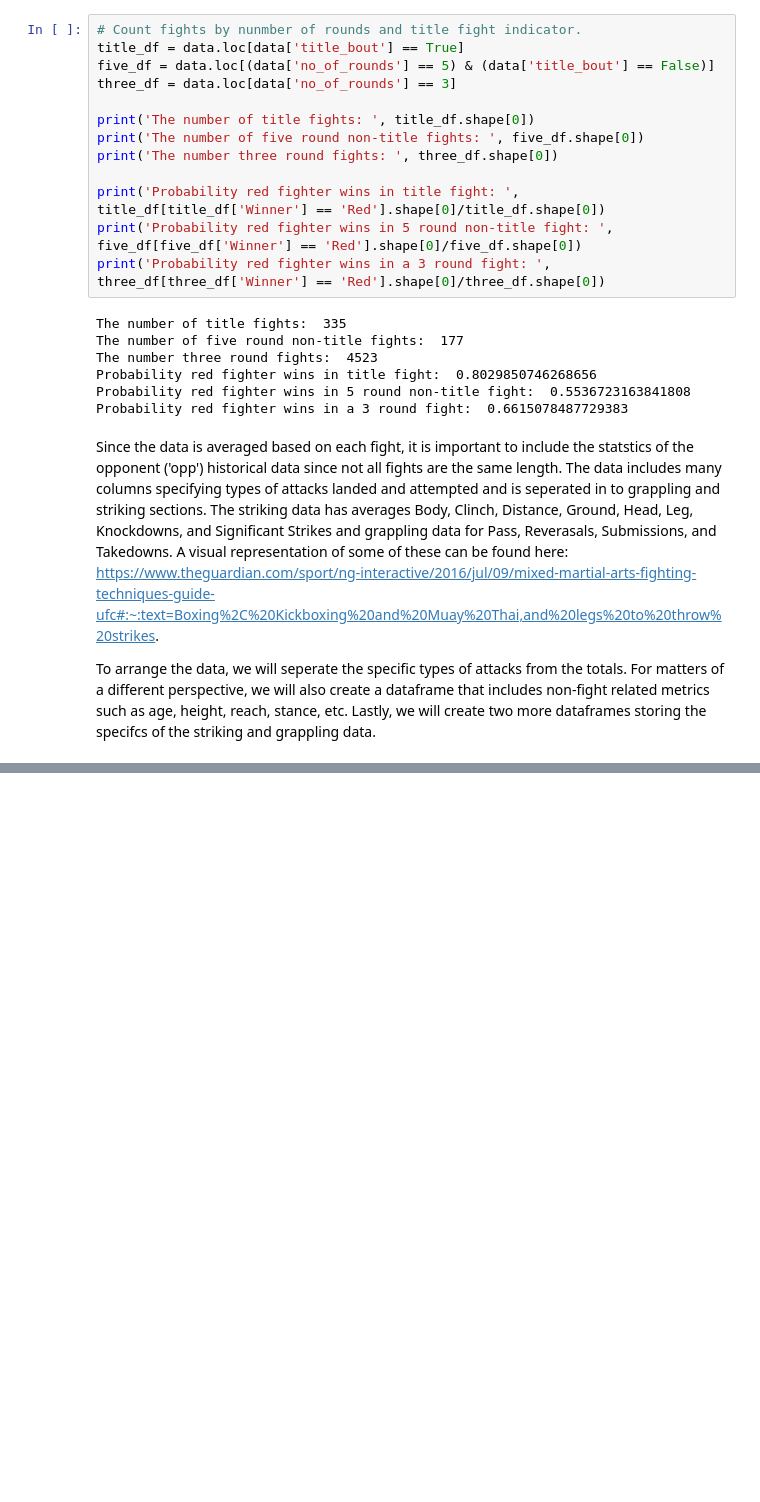
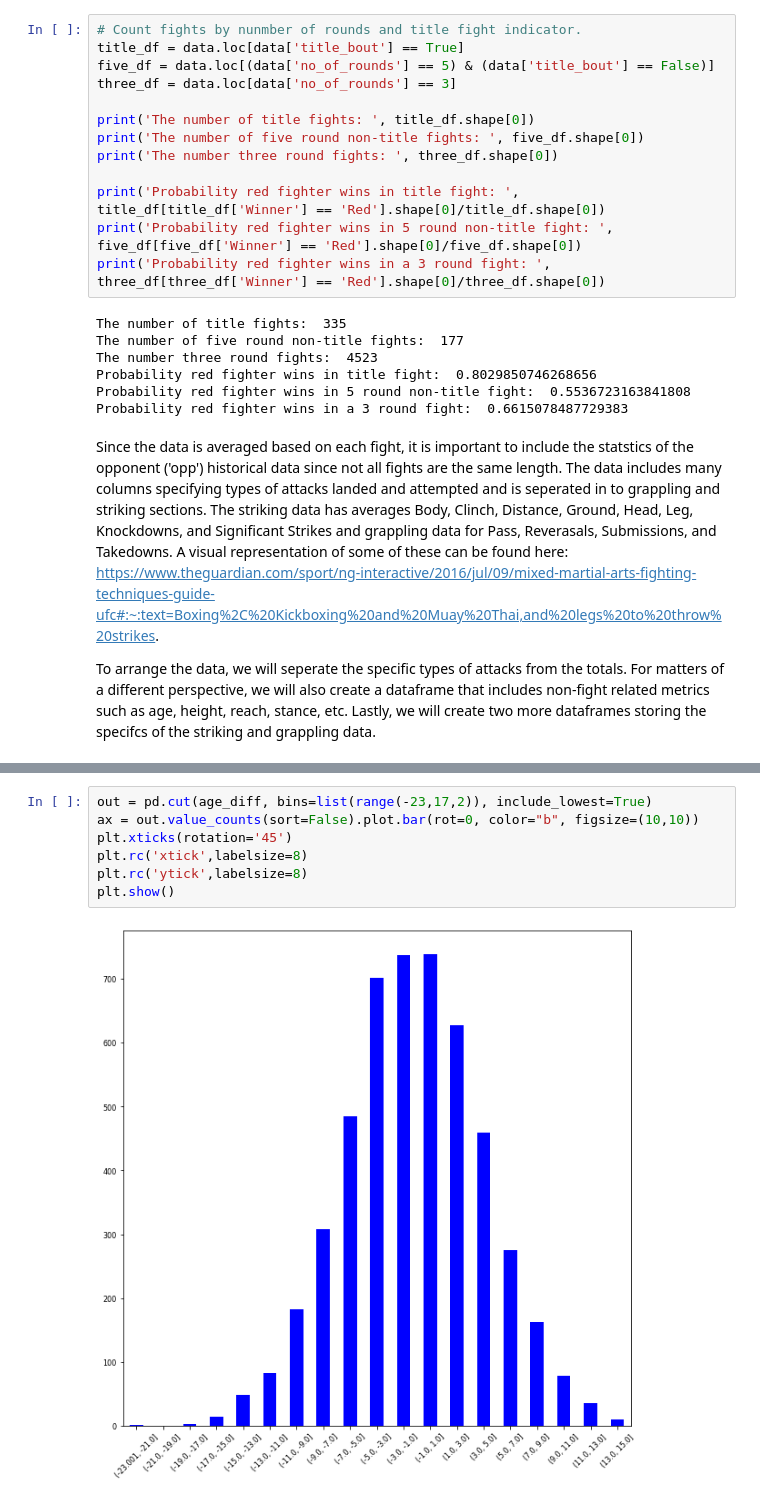
Before and after one commit to skonkalmatt/320_final_tutorial, a Jupyter notebook: fp.ipynb, the cells around one changed output, grey strips where cells are left out. Drawn from its saved outputs; the diff is of its cells as text; blank space fills up the shorter version.

```diff
--- a/fp.ipynb
+++ b/fp.ipynb
@@ -111,0 +222,9 @@ EDA
+# %%
+out = pd.cut(age_diff, bins=list(range(-23,17,2)), include_lowest=True)
+ax = out.value_counts(sort=False).plot.bar(rot=0, color="b", figsize=(10,10))
+plt.xticks(rotation='45')
+plt.rc('xtick',labelsize=8)
+plt.rc('ytick',labelsize=8)
+plt.show()
+# %% [output]
+[figure, added]
```
Also changed, not shown: parts of 13 cells of this notebook, 1 other file.
